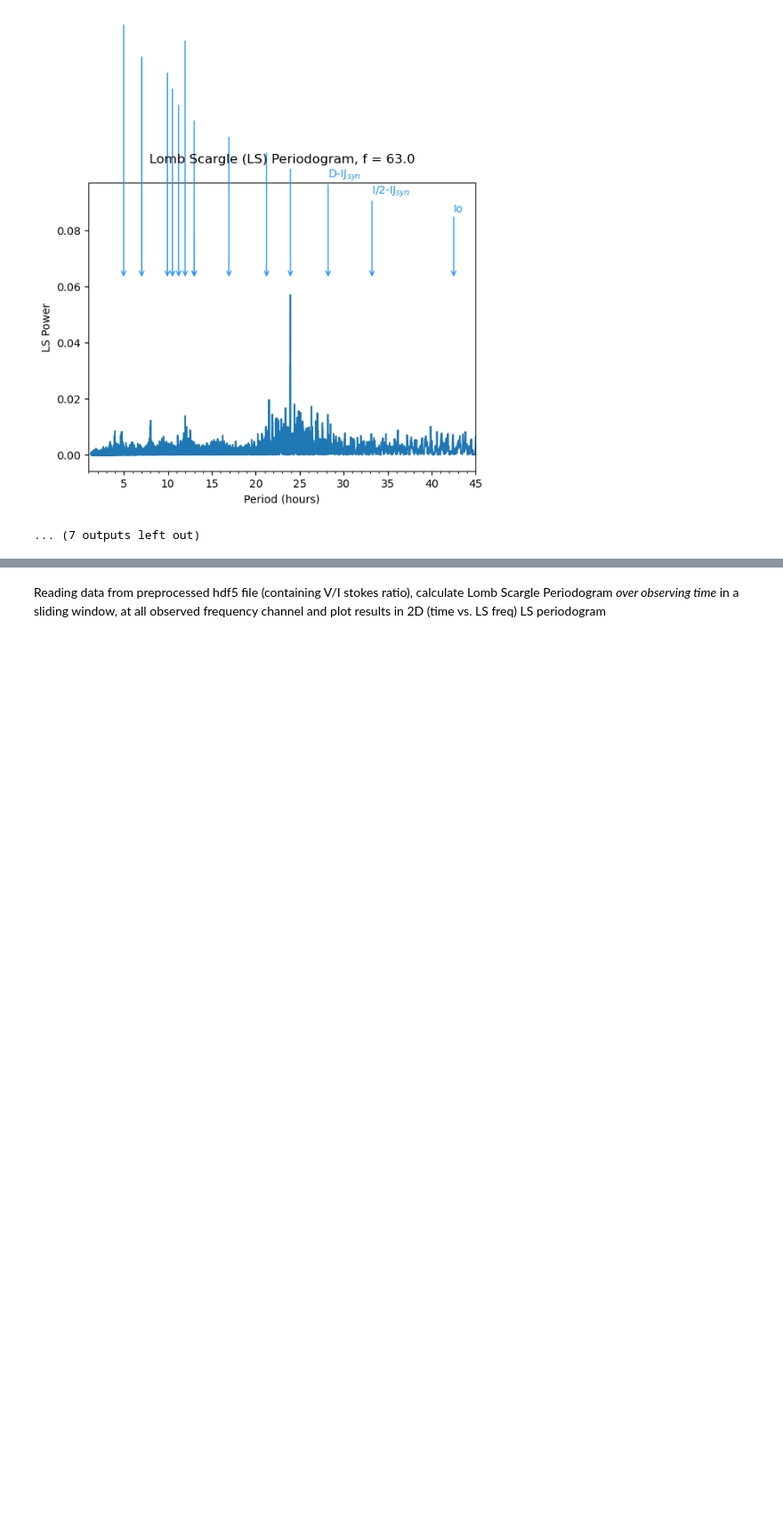
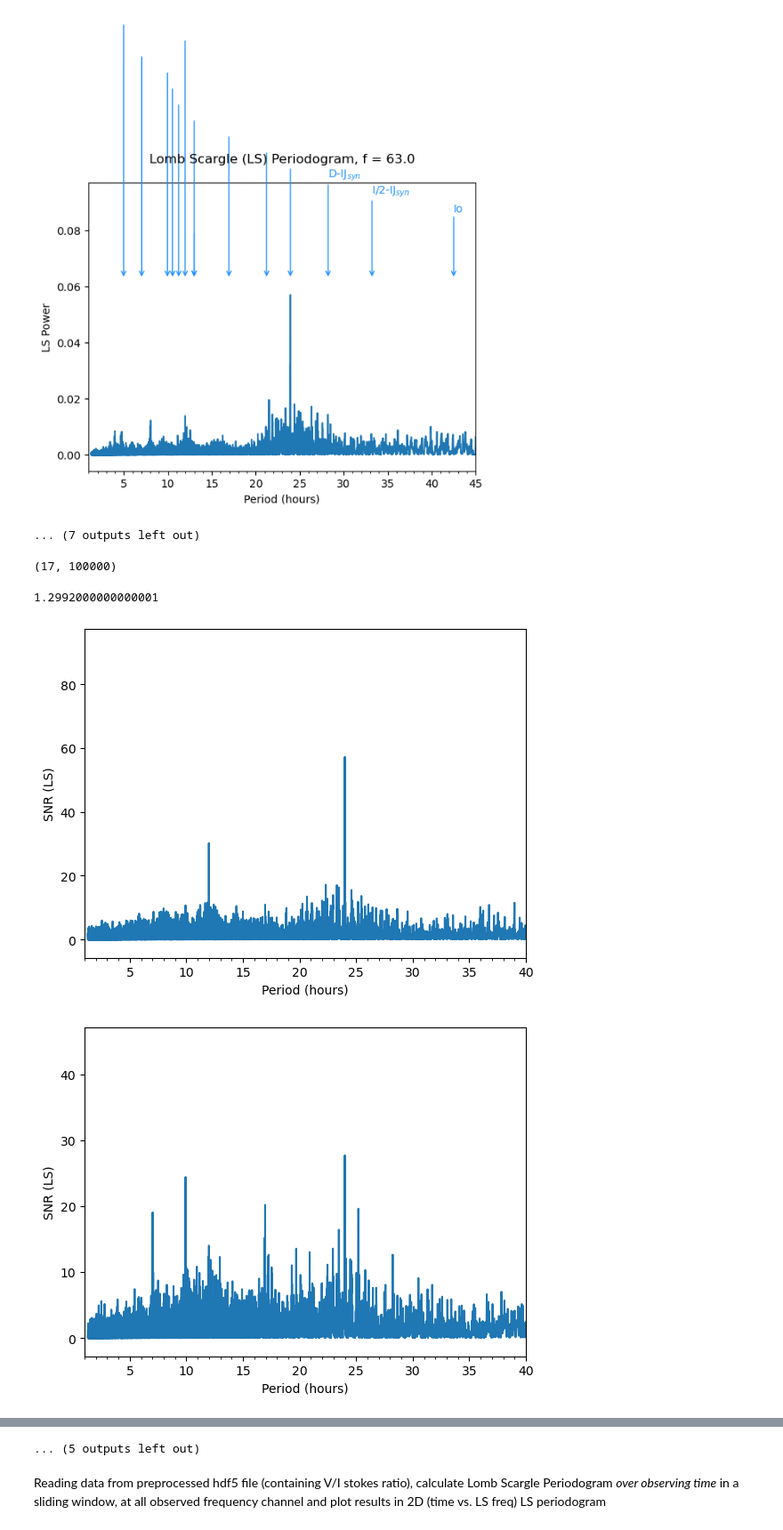
Before and after one commit to CorentinLouis/NenuFAR_pipeline_beamformed_data, a Jupyter notebook: Louis_2025_LS_Jupiter.ipynb, the cells around one changed output, grey strips where cells are left out. Shown at 89% size. Cells and saved outputs as stored; diff of their text form; code cells hidden in the pictures; blank space fills up the shorter version.

```diff
--- a/Louis_2025_LS_Jupiter.ipynb
+++ b/Louis_2025_LS_Jupiter.ipynb
@@ -137,3 +137,46 @@ Reading data from preprocessed hdf5 file (containing V/I stokes ratio), calculat
 [figure]
 [figure]
 ... (7 outputs left out)
+# %%
+power_LS_full[0,:].shape
+# %% [output]
+(17, 100000)
+# %%
+frequency_LS, frequencies, power_LS_full
+
+SNR_LS_2D = numpy.zeros(power_LS_full.shape)
+for i_freq, freq in enumerate(frequencies):
+    SNR_tmp =  numpy.nanstd(power_LS_full[i_freq,:])
+    if SNR_tmp != 0:
+        SNR_LS_2D[i_freq,:] = power_LS_full[i_freq,:]/SNR_tmp
+# %%
+(1/frequency_LS/60/60).min()
+# %% [output]
+1.2992000000000001
+# %%
+for i_freq, freq in enumerate(frequencies):
+    fig, ax = plt.subplots()
+    ax.plot(1/frequency_LS/60/60, SNR_LS_2D[i_freq,:])
+
+
+    x_zoomin=[1,40]
+
+
+
+    x_min = x_zoomin[0]
+    x_max = x_zoomin[1]
+    ax.set_xlim(x_min,x_max)
+
+    if numpy.isfinite(numpy.max(SNR_LS_2D[i_freq,:])):
+        y_min = -0.1*numpy.max(SNR_LS_2D[i_freq,:])
+        y_max = 1.7*numpy.max(SNR_LS_2D[i_freq,:])
+
+    ax.set_ylim(y_min,y_max)
+    ax.xaxis.set_major_locator(MultipleLocator(5))
+    ax.xaxis.set_minor_locator(MultipleLocator(1))
+
+    ax.set_xlabel("Period (hours)")
+    ax.set_ylabel("SNR (LS)")
+# %% [output]
+[figure, added]
+[figure, added]
@@ -140,3 +193,4 @@ Reading data from preprocessed hdf5 file (containing V/I stokes ratio), calculat
+... (5 outputs left out)
 # %% [markdown]
 Reading data from preprocessed hdf5 file (containing V/I stokes ratio), calculate Lomb Scargle Periodogram *over observing time* in a sliding window, at all observed frequency channel and plot results in  2D (time vs. LS freq) LS periodogram
 # %%
```
Also changed, not shown: parts of 3 cells of this notebook.
